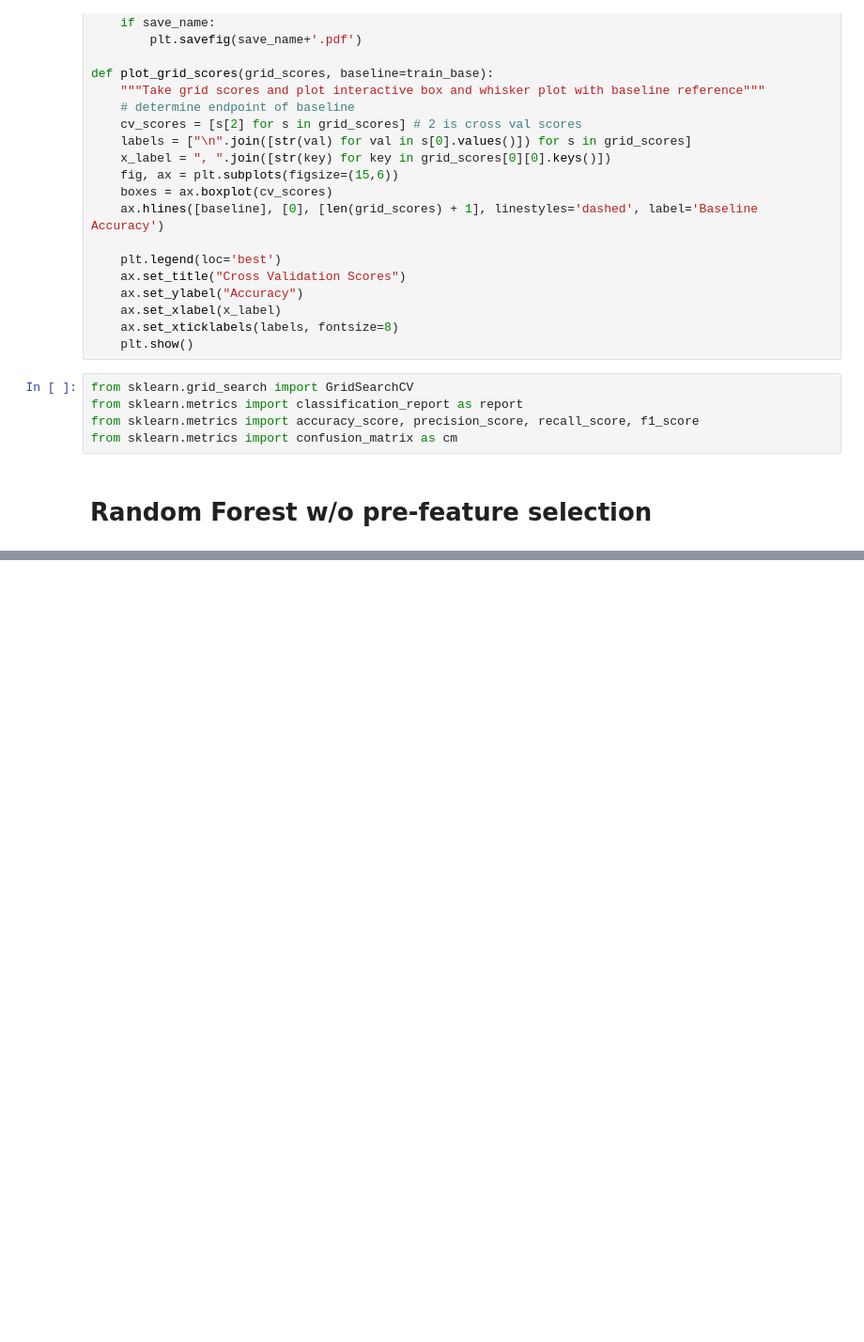
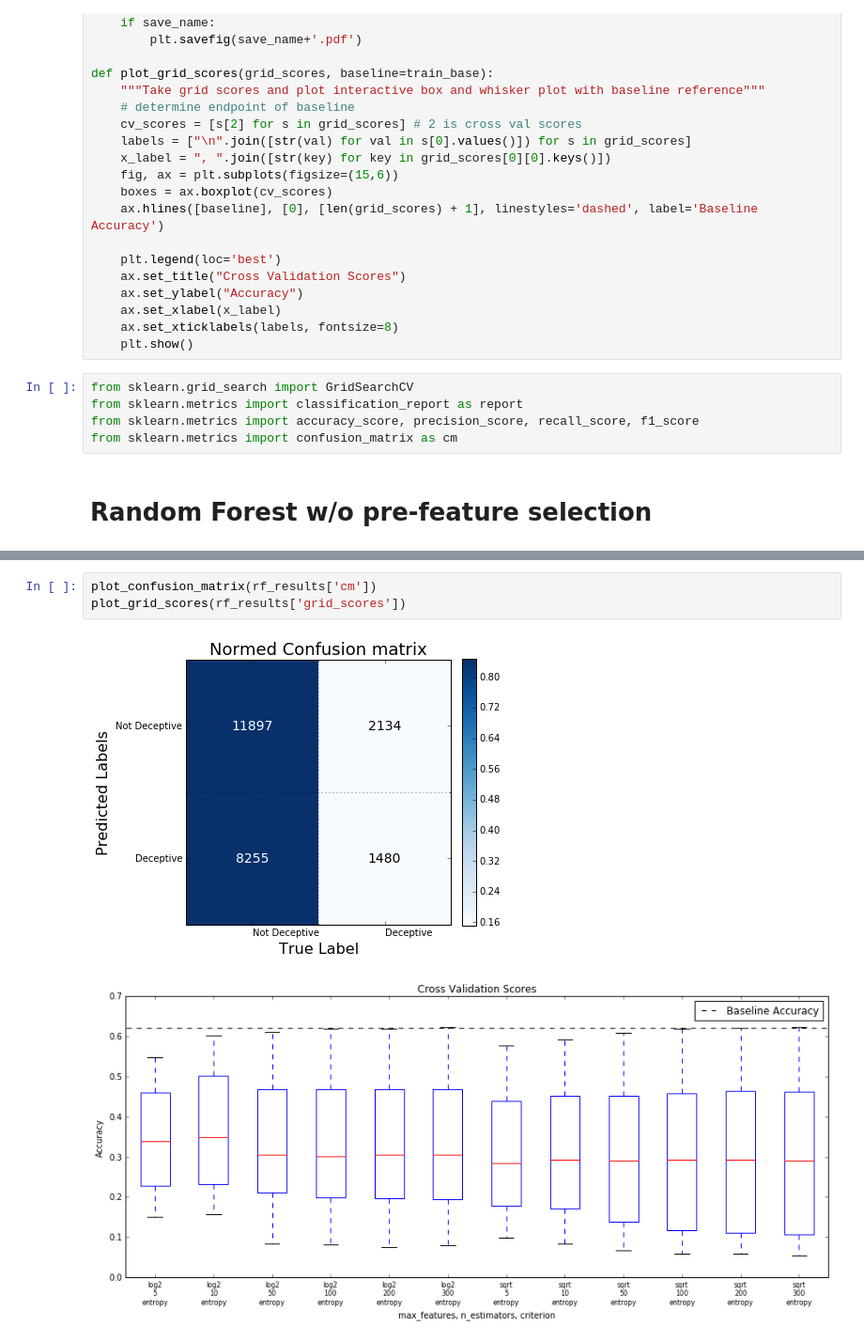
Before and after one commit to teffland/deceptive-speech, a Jupyter notebook: IPUs.ipynb, the cells around one changed output, grey strips where cells are left out. Shown at 94% size. Cells and saved outputs as stored; diff of their text form; blank space fills up the shorter version.

```diff
--- a/IPUs.ipynb
+++ b/IPUs.ipynb
@@ -306,0 +319,6 @@ Fitting 10 folds for each of 12 candidates, totalling 120 fits
+# %%
+plot_confusion_matrix(rf_results['cm'])
+plot_grid_scores(rf_results['grid_scores'])
+# %% [output]
+[figure, added]
+[figure, added]
```
Also changed, not shown: parts of 8 cells of this notebook, 9 other files.
